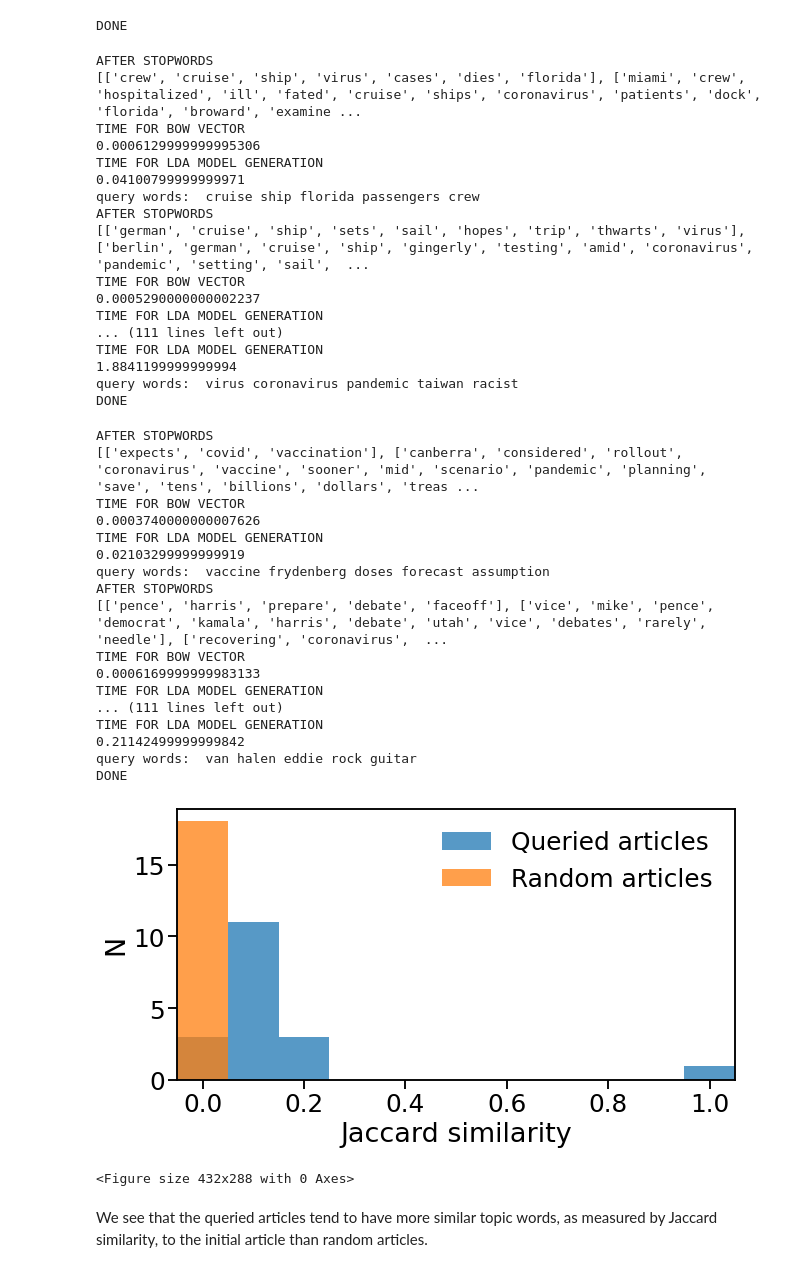
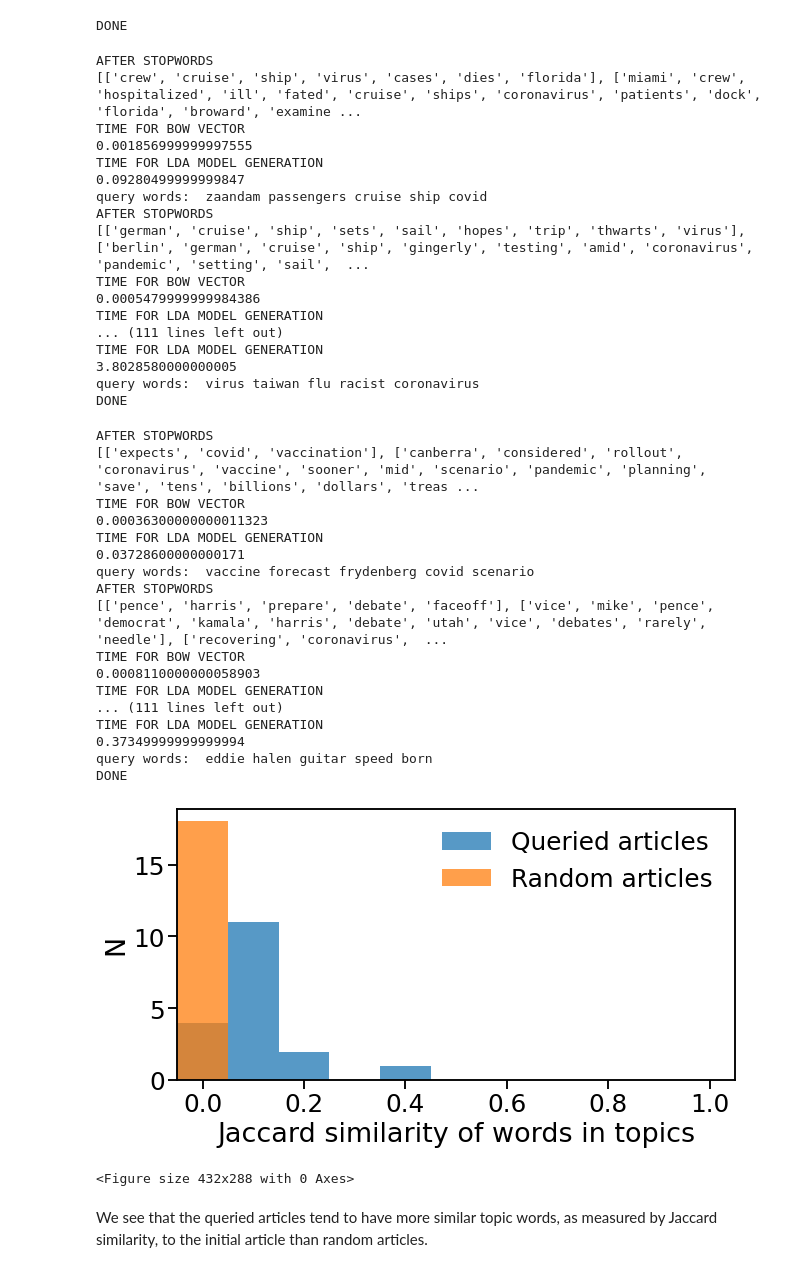
Before and after one commit to sagarsetru/debiaser, a Jupyter notebook: Validation_comparing_queried_articles_random_articles.ipynb, the cells around one changed output. Saved outputs shown, nothing was run; the diff lists cells and outputs as text; code cells hidden in the pictures.

Commit message:
misc output changes, plotting changes

```diff
--- a/Validation_comparing_queried_articles_random_articles.ipynb
+++ b/Validation_comparing_queried_articles_random_articles.ipynb
@@ -129,7 +129,7 @@ jaccard_sim_random_articles = np.zeros((len(urls_queried),1))
 for ind, url in enumerate(urls_queried):
 
     # get query words
-    query_words = return_suggested_articles2(url)
+    query_words = return_suggested_articles2(url,num_lda_topics=5)
 
     print(f'query words: {query_words[0]}')
     jaccard_sim = get_jaccard_sim(url_main_query_words[1],query_words[1])
@@ -141,25 +141,25 @@ print('DONE')
 AFTER STOPWORDS
 [['crew', 'cruise', 'ship', 'virus', 'cases', 'dies', 'florida'], ['miami', 'crew', 'hospitalized', 'ill', 'fated', 'cruise', 'ships', 'coronavirus', 'patients', 'dock', 'florida', 'broward', 'examine ...
 TIME FOR BOW VECTOR
-0.0006129999999995306
+0.001856999999997555
 TIME FOR LDA MODEL GENERATION
-0.04100799999999971
-query words:  cruise ship florida passengers crew
+0.09280499999999847
+query words:  zaandam passengers cruise ship covid
 AFTER STOPWORDS
 [['german', 'cruise', 'ship', 'sets', 'sail', 'hopes', 'trip', 'thwarts', 'virus'], ['berlin', 'german', 'cruise', 'ship', 'gingerly', 'testing', 'amid', 'coronavirus', 'pandemic', 'setting', 'sail',  ...
 TIME FOR BOW VECTOR
-0.0005290000000002237
+0.0005479999999984386
 TIME FOR LDA MODEL GENERATION
 ... (111 lines left out)
 TIME FOR LDA MODEL GENERATION
-1.8841199999999994
-query words:  virus coronavirus pandemic taiwan racist
+3.8028580000000005
+query words:  virus taiwan flu racist coronavirus
 DONE
 # %%
 for ind, url in enumerate(urls_random):
 
     # get query words
-    query_words = return_suggested_articles2(url)
+    query_words = return_suggested_articles2(url,num_lda_topics=5)
 
     print(f'query words: {query_words[0]}')
     jaccard_sim = get_jaccard_sim(url_main_query_words[1],query_words[1])
@@ -171,34 +171,34 @@ print('DONE')
 AFTER STOPWORDS
 [['expects', 'covid', 'vaccination'], ['canberra', 'considered', 'rollout', 'coronavirus', 'vaccine', 'sooner', 'mid', 'scenario', 'pandemic', 'planning', 'save', 'tens', 'billions', 'dollars', 'treas ...
 TIME FOR BOW VECTOR
-0.0003740000000007626
+0.00036300000000011323
 TIME FOR LDA MODEL GENERATION
-0.02103299999999919
-query words:  vaccine frydenberg doses forecast assumption
+0.03728600000000171
+query words:  vaccine forecast frydenberg covid scenario
 AFTER STOPWORDS
 [['pence', 'harris', 'prepare', 'debate', 'faceoff'], ['vice', 'mike', 'pence', 'democrat', 'kamala', 'harris', 'debate', 'utah', 'vice', 'debates', 'rarely', 'needle'], ['recovering', 'coronavirus',  ...
 TIME FOR BOW VECTOR
-0.0006169999999983133
+0.0008110000000058903
 TIME FOR LDA MODEL GENERATION
 ... (111 lines left out)
 TIME FOR LDA MODEL GENERATION
-0.21142499999999842
-query words:  van halen eddie rock guitar
+0.37349999999999994
+query words:  eddie halen guitar speed born
 DONE
 # %%
 plt.figure(figsize=(10,5));
 plt.hist(jaccard_sim_queried_articles,bins=np.arange(0,1.2,.1)-.05,alpha=0.75);
 plt.hist(jaccard_sim_random_articles,bins=np.arange(0,1.2,.1)-.05,alpha=0.75);
 plt.ylabel('N');
-plt.xlabel('Jaccard similarity')
+plt.xlabel('Jaccard similarity of words in topics')
 sns.set_context('talk', font_scale=1.5);
 plt.xlim([-.05,1.05])
 plt.legend(('Queried articles','Random articles'),framealpha=0)
 # plt.xticks(rotation=90);
 plt.show();
 plt.clf();
 # %% [output]
-[figure, old version]
+[figure, new version]
 <Figure size 432x288 with 0 Axes>
 # %% [markdown]
 We see that the queried articles tend to have more similar topic words, as measured by Jaccard similarity, to the initial article than random articles.
```
